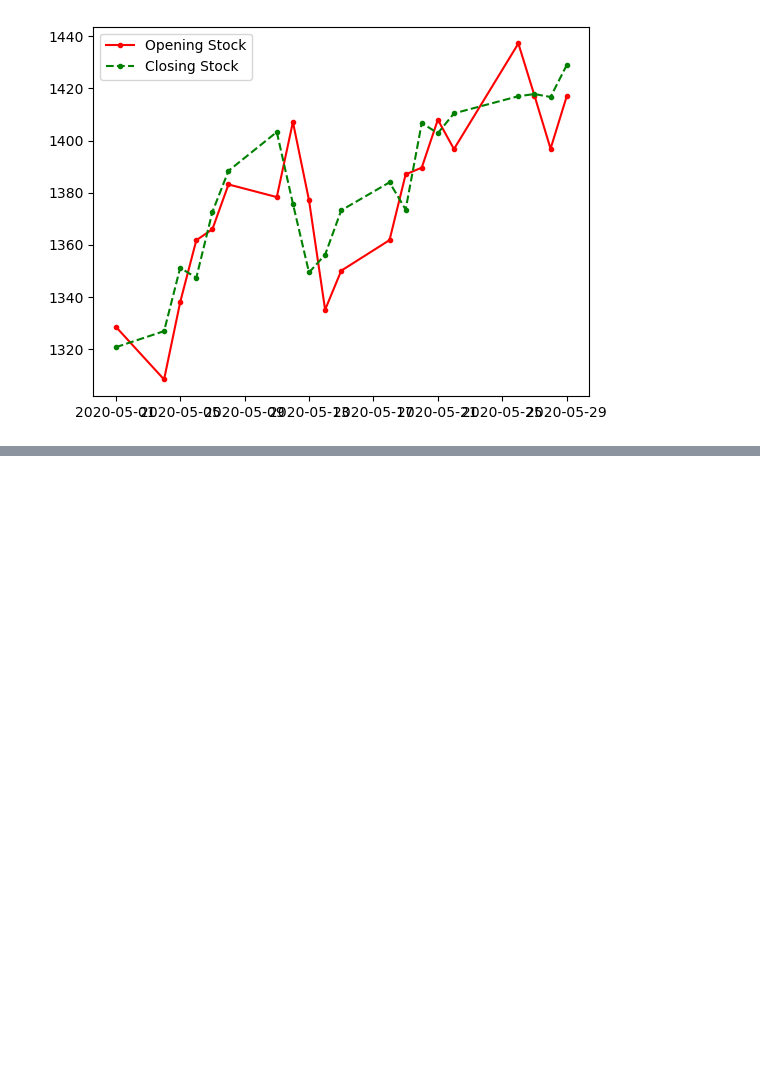
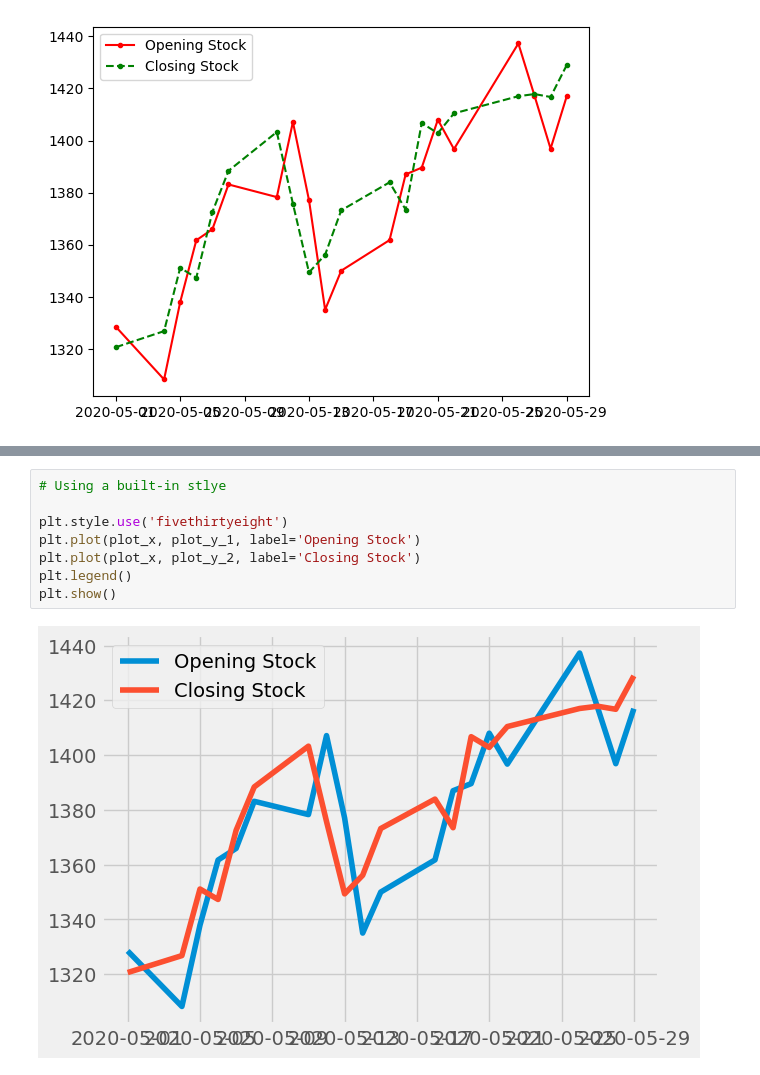
Before and after one commit to yotam-sh/learning_os_gis_development, a Jupyter notebook: matplotlib/day_27.ipynb, the cells around one changed output, grey strips where cells are left out. Cells and saved outputs as stored; diff of their text form; blank space fills up the shorter version.

```diff
--- a/matplotlib/day_27.ipynb
+++ b/matplotlib/day_27.ipynb
@@ -96,0 +107,10 @@ plt.show()
+# %%
+# Using a built-in stlye
+
+plt.style.use('fivethirtyeight')
+plt.plot(plot_x, plot_y_1, label='Opening Stock')
+plt.plot(plot_x, plot_y_2, label='Closing Stock')
+plt.legend()
+plt.show()
+# %% [output]
+[figure, added]
```
Also changed, not shown: parts of 1 cell of this notebook.
